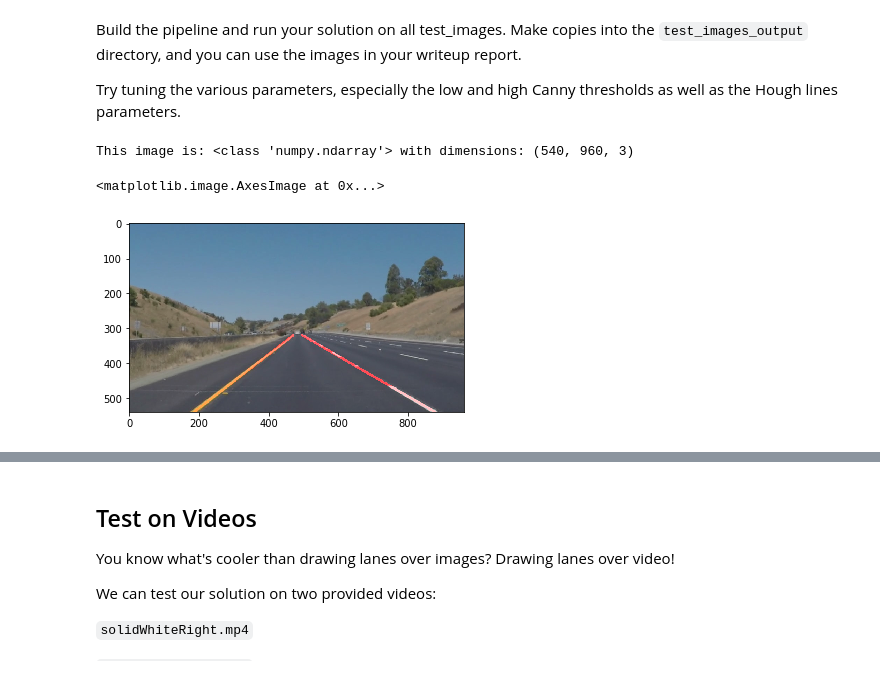
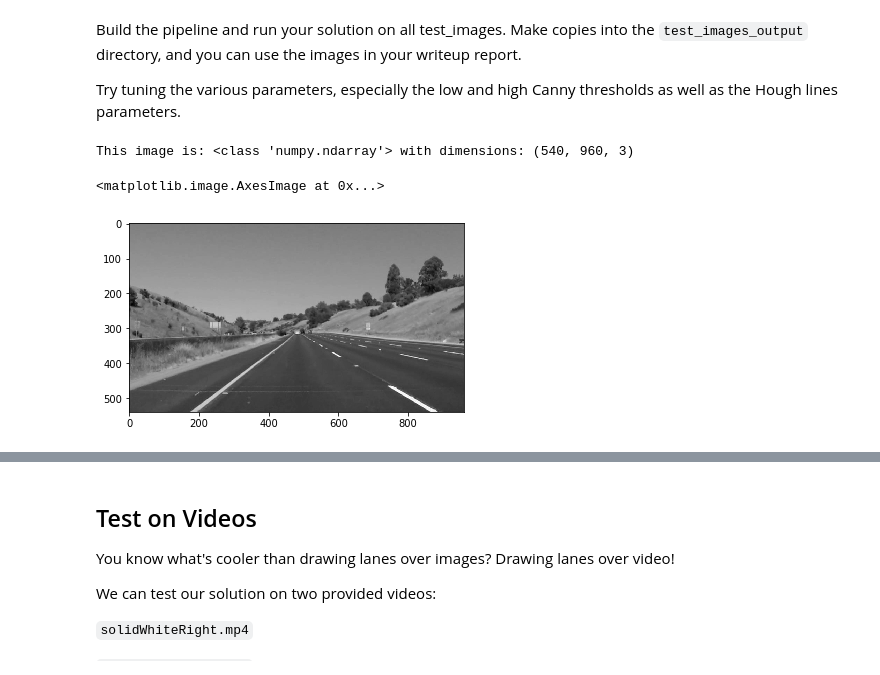
Before and after one commit to ignaden/CarND-LaneLines-P1, a Jupyter notebook: P1.ipynb, the cells around one changed output, grey strips where cells are left out. Drawn from its saved outputs; the diff is of its cells as text; code cells hidden in the pictures.

Commit message:
Updates with write up and images

```diff
--- a/P1.ipynb
+++ b/P1.ipynb
@@ -253,54 +245,35 @@ Build the pipeline and run your solution on all test_images. Make copies into th
 
 Try tuning the various parameters, especially the low and high Canny thresholds as well as the Hough lines parameters.
 # %%
-# TODO: Build your pipeline that will draw lane lines on the test_images
-# then save them to the test_images_output directory.
-
 ########################################################################################
 # Define our parameters for Canny and apply
 low_threshold  = 50
 high_threshold = 150
 kernel_size    = 5
 
 
 # Define the Hough transform parameters
 # Make a blank the same size as our image to draw on
 rho = 2               # distance resolution in pixels of the Hough grid
 theta = np.pi/180     # angular resolution in radians of the Hough grid
 threshold = 20        # minimum number of votes (intersections in Hough grid cell)
 min_line_length = 40  # minimum number of pixels making up a line
 max_line_gap = 20     # maximum gap in pixels between connectable line segments
 ########################################################################################
 
 #reading in an image
 image = mpimg.imread('test_images/whiteCarLaneSwitch.jpg')
 
 #printing out some stats and plotting
 print('This image is:', type(image), 'with dimensions:', image.shape)
 plt.imshow(image)  # if you wanted to show a single color channel image called 'gray', for example, call as plt.imshow(gray, cmap='gray')
 
 # The actual pipeline
-gray      = grayscale(image)
-blur_gray = gaussian_blur(gray, kernel_size)
-edges     = canny(blur_gray, low_threshold, high_threshold)
-
-# Create the mask
-imshape = image.shape
-vertices = np.array([[(0,imshape[0]),(450, 320), (490, 320), (imshape[1],imshape[0])]], dtype=np.int32)
-masked_edges = region_of_interest(edges, vertices)
-
-# Run Hough on edge detected image
-line_image = hough_lines(masked_edges, rho, theta, threshold, min_line_length, max_line_gap)
-
-# Create a "color" binary image to combine with line image
-color_edges = np.dstack((edges, edges, edges))
-
-lines_edges = weighted_img(line_image, image, α=0.8, β=1., λ=0.)
-
-# Draw the lines on the edge image
-plt.imshow(blur_gray)
-plt.imshow(lines_edges)
+# 1. Convert to grayscale
+gray = grayscale(image)
+plt.imsave('writeup_images/step_1.jpg', gray, cmap='gray')
+plt.imshow(gray, cmap='gray')
 # %% [output]
 This image is: <class 'numpy.ndarray'> with dimensions: (540, 960, 3)
 <matplotlib.image.AxesImage at 0x...>
-[figure, old version]
+[figure, new version]
```
Also changed, not shown: parts of 8 cells of this notebook, 8 other files.
